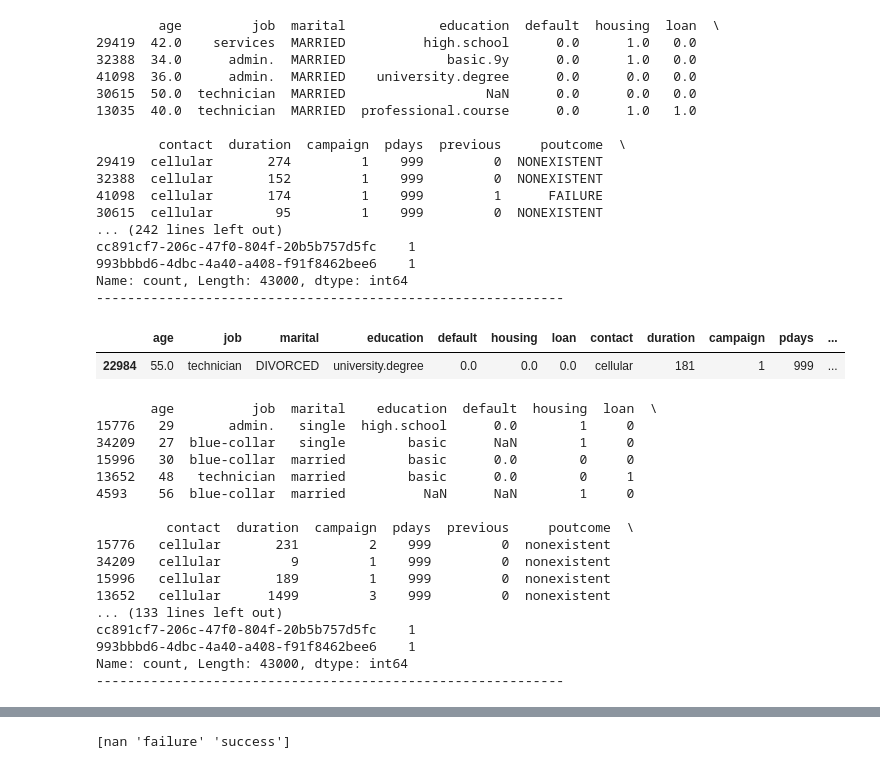
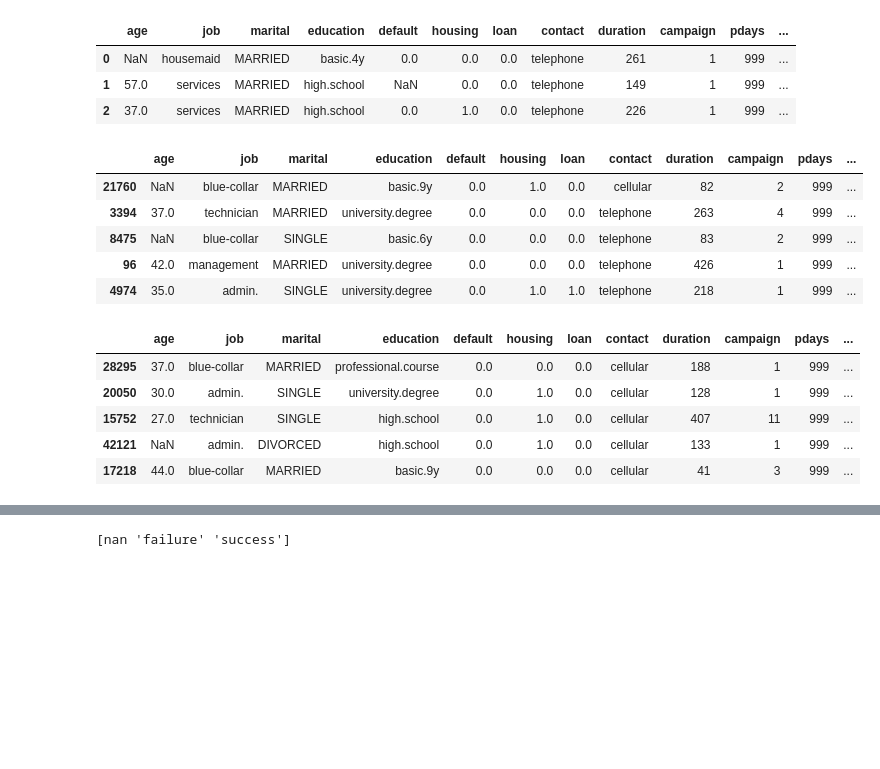
Before and after one commit to LaraHueli/EDA_Bank_Marketing_Analysis, a Jupyter notebook: jupyters/02_limpieza.ipynb, the cells around one changed output, grey strips where cells are left out. Drawn from its saved outputs; the diff is of its cells as text; code cells hidden in the pictures; blank space fills up the shorter version.

```diff
--- a/jupyters/02_limpieza.ipynb
+++ b/jupyters/02_limpieza.ipynb
@@ -28,34 +29,33 @@ from sp_limpieza import forzar_age_a_int
 # %%
 # leemos el archivo
 df= pd.read_csv('C:/Users/antonio/Desktop/EDA_Bank_Marketing_Analysis/Data/bank-transformed.csv')
+df.head(3)
+# %% [output]
+|  | age | job | marital | education | default | housing | loan | contact | duration | campaign | pdays | ... |
+| 0 | NaN | housemaid | MARRIED | basic.4y | 0.0 | 0.0 | 0.0 | telephone | 261 | 1 | 999 | ... |
+| 1 | 57.0 | services | MARRIED | high.school | NaN | 0.0 | 0.0 | telephone | 149 | 1 | 999 | ... |
+| 2 | 37.0 | services | MARRIED | high.school | 0.0 | 1.0 | 0.0 | telephone | 226 | 1 | 999 | ... |
 # %%
 # primer vistazo
-eda_preliminar(df)
+df.sample (5)
 # %% [output]
-        age         job  marital            education  default  housing  loan  \
-29419  42.0    services  MARRIED          high.school      0.0      1.0   0.0
-32388  34.0      admin.  MARRIED             basic.9y      0.0      1.0   0.0
-41098  36.0      admin.  MARRIED    university.degree      0.0      0.0   0.0
-30615  50.0  technician  MARRIED                  NaN      0.0      0.0   0.0
-13035  40.0  technician  MARRIED  professional.course      0.0      1.0   1.0
-
-        contact  duration  campaign  pdays  previous     poutcome  \
-29419  cellular       274         1    999         0  NONEXISTENT
-32388  cellular       152         1    999         0  NONEXISTENT
-41098  cellular       174         1    999         1      FAILURE
-30615  cellular        95         1    999         0  NONEXISTENT
-... (242 lines left out)
-cc891cf7-206c-47f0-804f-20b5b757d5fc    1
-993bbbd6-4dbc-4a40-a408-f91f8462bee6    1
-Name: count, Length: 43000, dtype: int64
-------------------------------------------------------------
+|  | age | job | marital | education | default | housing | loan | contact | duration | campaign | pdays | ... |
+| 21760 | NaN | blue-collar | MARRIED | basic.9y | 0.0 | 1.0 | 0.0 | cellular | 82 | 2 | 999 | ... |
+| 3394 | 37.0 | technician | MARRIED | university.degree | 0.0 | 0.0 | 0.0 | telephone | 263 | 4 | 999 | ... |
+| 8475 | NaN | blue-collar | SINGLE | basic.6y | 0.0 | 0.0 | 0.0 | telephone | 83 | 2 | 999 | ... |
+| 96 | 42.0 | management | MARRIED | university.degree | 0.0 | 0.0 | 0.0 | telephone | 426 | 1 | 999 | ... |
+| 4974 | 35.0 | admin. | SINGLE | university.degree | 0.0 | 1.0 | 1.0 | telephone | 218 | 1 | 999 | ... |
 # %%
 # Cambiar espacios en los nombres de las columnas por guiones bajos
 df.columns = df.columns.str.replace('.', '_').str.lower()
-df.sample()
+df.sample(5)
 # %% [output]
 |  | age | job | marital | education | default | housing | loan | contact | duration | campaign | pdays | ... |
-| 22984 | 55.0 | technician | DIVORCED | university.degree | 0.0 | 0.0 | 0.0 | cellular | 181 | 1 | 999 | ... |
+| 28295 | 37.0 | blue-collar | MARRIED | professional.course | 0.0 | 0.0 | 0.0 | cellular | 188 | 1 | 999 | ... |
+| 20050 | 30.0 | admin. | SINGLE | university.degree | 0.0 | 1.0 | 0.0 | cellular | 128 | 1 | 999 | ... |
+| 15752 | 27.0 | technician | SINGLE | high.school | 0.0 | 1.0 | 0.0 | cellular | 407 | 11 | 999 | ... |
+| 42121 | NaN | admin. | DIVORCED | high.school | 0.0 | 1.0 | 0.0 | cellular | 133 | 1 | 999 | ... |
+| 17218 | 44.0 | blue-collar | MARRIED | basic.9y | 0.0 | 0.0 | 0.0 | cellular | 41 | 3 | 999 | ... |
 # %%
 # Convertir todo a minúsculas (evita inconsistencias en los valores categóricos)
 df = valores_minuscula(df)
@@ -73,26 +73,6 @@ df = limpiar_columnas(df)  # Convierte 'cons_price_idx', 'cons_conf_idx', 'eurib
 df = convertir_fecha(df, 'date')
 #Eliminar la columna 'date' ya que se ha desglosado en nuevas columnas
 df = eliminar_columnas(df, ['date'])
-# %%
-eda_preliminar(df)
-# %% [output]
-       age          job  marital    education  default  housing  loan  \
-15776   29       admin.   single  high.school      0.0        1     0
-34209   27  blue-collar   single        basic      NaN        1     0
-15996   30  blue-collar  married        basic      0.0        0     0
-13652   48   technician  married        basic      0.0        0     1
-4593    56  blue-collar  married          NaN      NaN        1     0
-
-         contact  duration  campaign  pdays  previous     poutcome  \
-15776   cellular       231         2    999         0  nonexistent
-34209   cellular         9         1    999         0  nonexistent
-15996   cellular       189         1    999         0  nonexistent
-13652   cellular      1499         3    999         0  nonexistent
-... (133 lines left out)
-cc891cf7-206c-47f0-804f-20b5b757d5fc    1
-993bbbd6-4dbc-4a40-a408-f91f8462bee6    1
-Name: count, Length: 43000, dtype: int64
-------------------------------------------------------------
 # %%
 df.sample (5)
 # %% [output]
```
Also changed, not shown: parts of 4 cells of this notebook, 5 other files.
